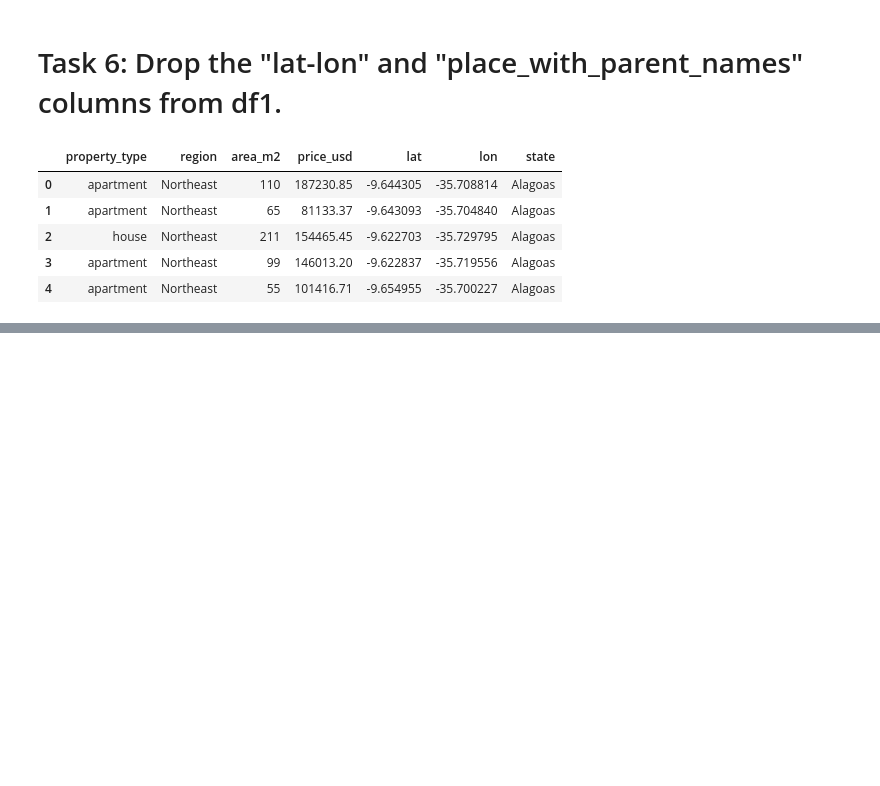
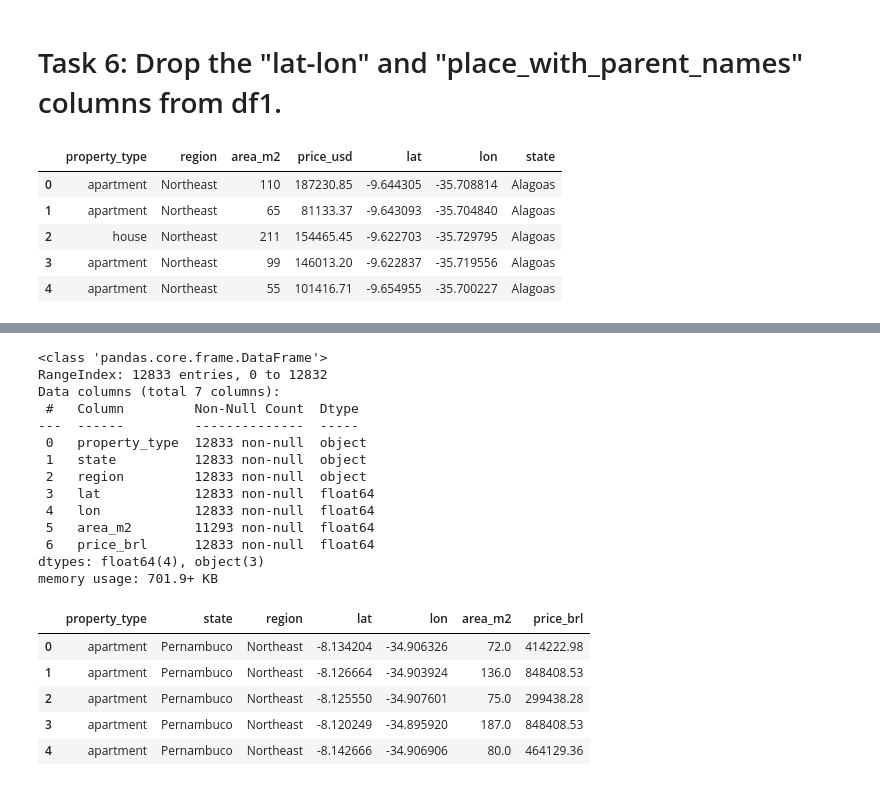
Before and after one commit to Hasan082/Data-Scientist-Project, a Jupyter notebook: Housing in Mexico/Step_5_Capistone_for_brasil.ipynb, the cells around one changed output, grey strips where cells are left out. Drawn from its saved outputs; the diff is of its cells as text; code cells hidden in the pictures; blank space fills up the shorter version.

```diff
--- a/Housing in Mexico/Step_5_Capistone_for_brasil.ipynb
+++ b/Housing in Mexico/Step_5_Capistone_for_brasil.ipynb
@@ -97,0 +104,24 @@ df1.head()
+# %%
+df2.info()
+df2.head()
+# %% [output]
+<class 'pandas.core.frame.DataFrame'>
+RangeIndex: 12833 entries, 0 to 12832
+Data columns (total 7 columns):
+ #   Column         Non-Null Count  Dtype
+---  ------         --------------  -----
+ 0   property_type  12833 non-null  object
+ 1   state          12833 non-null  object
+ 2   region         12833 non-null  object
+ 3   lat            12833 non-null  float64
+ 4   lon            12833 non-null  float64
+ 5   area_m2        11293 non-null  float64
+ 6   price_brl      12833 non-null  float64
+dtypes: float64(4), object(3)
+memory usage: 701.9+ KB
+|  | property_type | state | region | lat | lon | area_m2 | price_brl |
+| 0 | apartment | Pernambuco | Northeast | -8.134204 | -34.906326 | 72.0 | 414222.98 |
+| 1 | apartment | Pernambuco | Northeast | -8.126664 | -34.903924 | 136.0 | 848408.53 |
+| 2 | apartment | Pernambuco | Northeast | -8.125550 | -34.907601 | 75.0 | 299438.28 |
+| 3 | apartment | Pernambuco | Northeast | -8.120249 | -34.895920 | 187.0 | 848408.53 |
+| 4 | apartment | Pernambuco | Northeast | -8.142666 | -34.906906 | 80.0 | 464129.36 |
```
Also changed, not shown: parts of 11 cells of this notebook.
